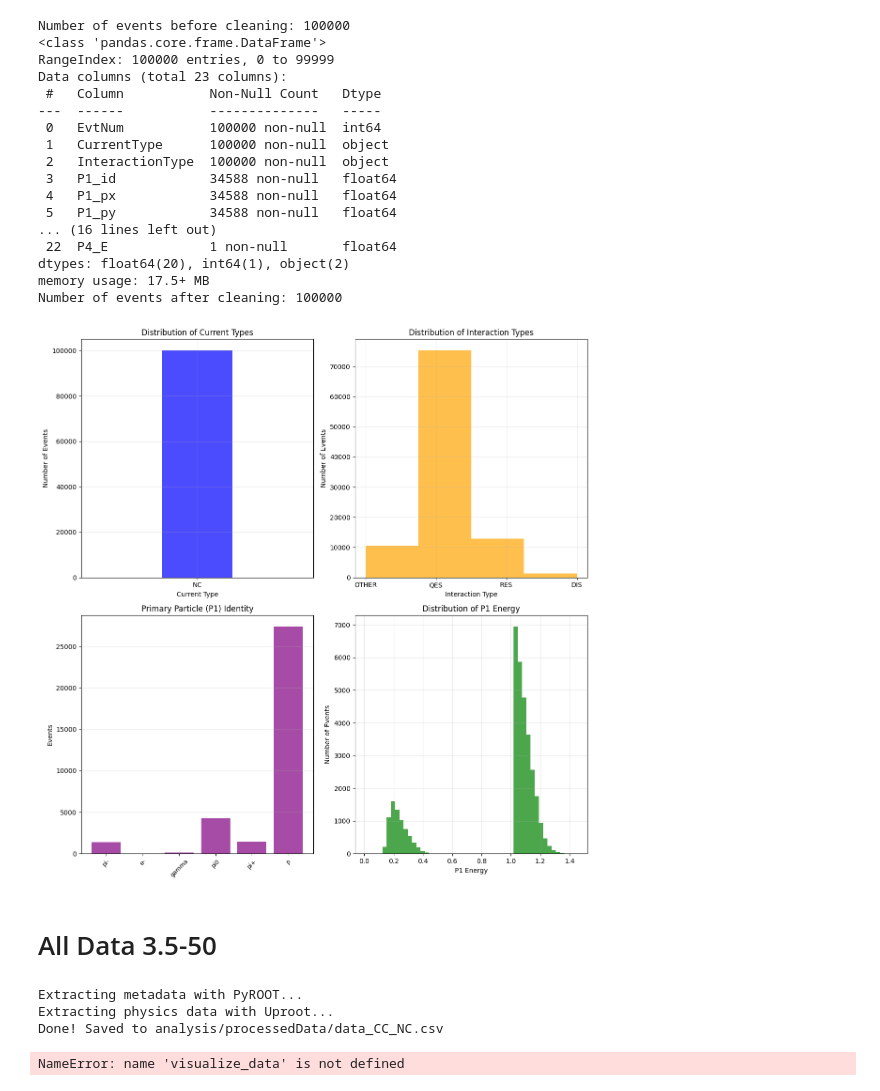
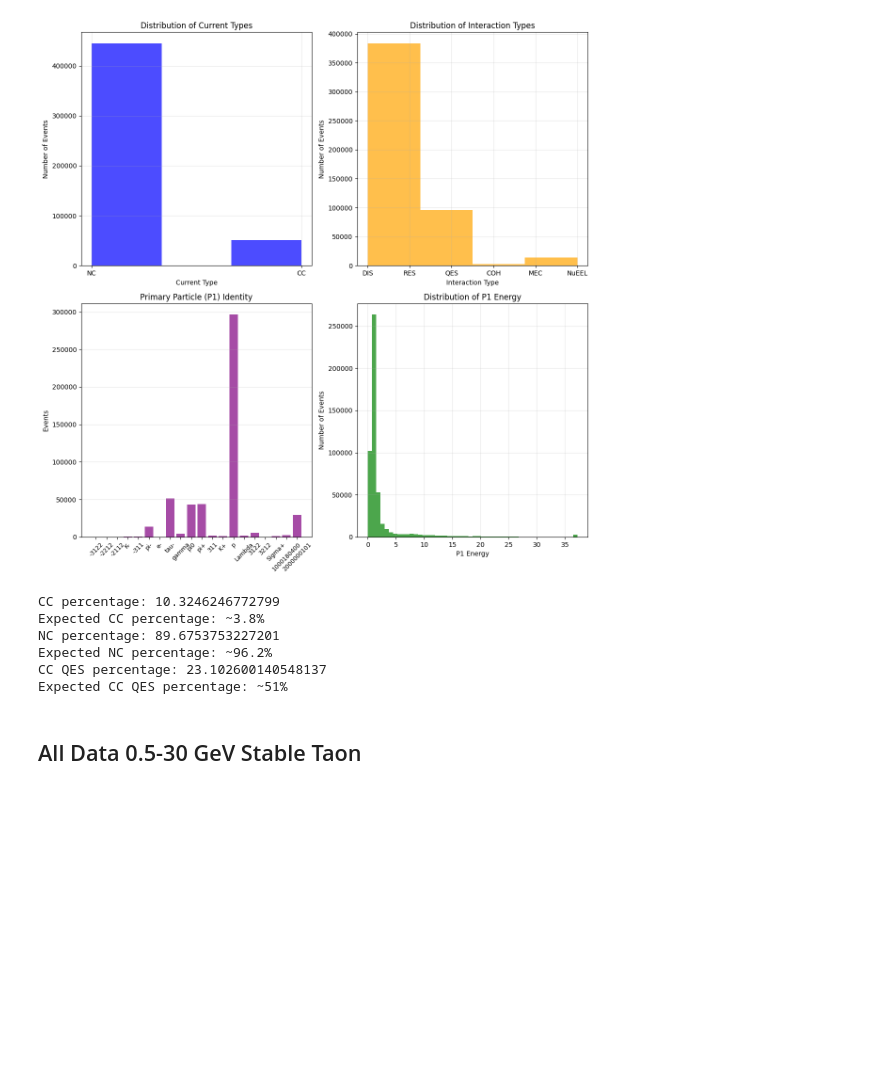
Before and after one commit to PasiekaFUW/Masters_Thesis, a Jupyter notebook: Lab/analysis/GJNuTau.ipynb, the cells around one changed output. Saved outputs shown, nothing was run; the diff lists cells and outputs as text; code cells hidden in the pictures; blank space fills up the shorter version.

```diff
--- a/Lab/analysis/GJNuTau.ipynb
+++ b/Lab/analysis/GJNuTau.ipynb
@@ -133,4 +36,6 @@ def extract_data_hybrid(input_path, output_csv, neutral_particles):
 # %%
-FilePath = "/scratch1/gjedrzej/Lab/data/nu_tau_05__80_interactions.gtrac.root"
-output_path = os.path.join(output_dir, 'data_tau.csv')
-extract_data_hybrid(FilePath, output_path, neutral_particles)
+FilePath = "/scratch1/gjedrzej/Lab/Generators/data/nu_tau_CC_NC_interactions.gtrac.root"
+output_path = os.path.join(output_dir, 'data_all_tau.csv')
+kg.extract_data(FilePath, output_path)
+df = pd.read_csv(output_path)
+# df = kg.clean_pd(df) #check if necessary
@@ -162,25 +41,0 @@ memory usage: 17.5+ MB
-# %%
-#clean nulls
-print(f"Number of events before cleaning: {len(df)}")
-df = df.dropna(subset=['EvtNum', 'CurrentType', 'InteractionType'])
-df.info()
-df.head()
-print(f"Number of events after cleaning: {len(df)}")
-# %% [output]
-Number of events before cleaning: 100000
-<class 'pandas.core.frame.DataFrame'>
-RangeIndex: 100000 entries, 0 to 99999
-Data columns (total 23 columns):
- #   Column           Non-Null Count   Dtype
----  ------           --------------   -----
- 0   EvtNum           100000 non-null  int64
- 1   CurrentType      100000 non-null  object
- 2   InteractionType  100000 non-null  object
- 3   P1_id            34588 non-null   float64
- 4   P1_px            34588 non-null   float64
- 5   P1_py            34588 non-null   float64
-... (16 lines left out)
- 22  P4_E             1 non-null       float64
-dtypes: float64(20), int64(1), object(2)
-memory usage: 17.5+ MB
-Number of events after cleaning: 100000
@@ -223,15 +42,19 @@ def visualize_data(df):
-# %%
-visualize_data(df)
-# %% [output]
-[figure, removed]
+# %%
+pf.visualize_kg(df)
+pf.logger_kg(df)
+# %% [output]
+[figure, added]
+CC percentage: 10.3246246772799
+Expected CC percentage: ~3.8%
+NC percentage: 89.6753753227201
+Expected NC percentage: ~96.2%
+CC QES percentage: 23.102600140548137
+Expected CC QES percentage: ~51%
 # %% [markdown]
-# All Data 3.5-50
+## All Data 0.5-30 GeV Stable Taon
 # %%
-file = '/scratch1/gjedrzej/Lab/data/nu_tau_3_5__50_interactions.gtrac.root'
-output_path = os.path.join(output_dir, 'data_CC_NC.csv')
-extract_data_hybrid(file, output_path, neutral_particles)
+FilePath = "/scratch1/gjedrzej/Lab/Generators/data/nu_tau_CC_NC_stableTau_interactions.gtrac.root"
+output_path = os.path.join(output_dir, 'data_all_tau_stable.csv')
+kg.extract_data(FilePath, output_path)
+df = pd.read_csv(output_path)
+# df = kg.clean_pd(df) #check if necessary
-# %% [output]
-Extracting metadata with PyROOT...
-Extracting physics data with Uproot...
-Done! Saved to analysis/processedData/data_CC_NC.csv
-NameError: name 'visualize_data' is not defined
```
Also changed, not shown: parts of 29 cells of this notebook, 11 other files.
